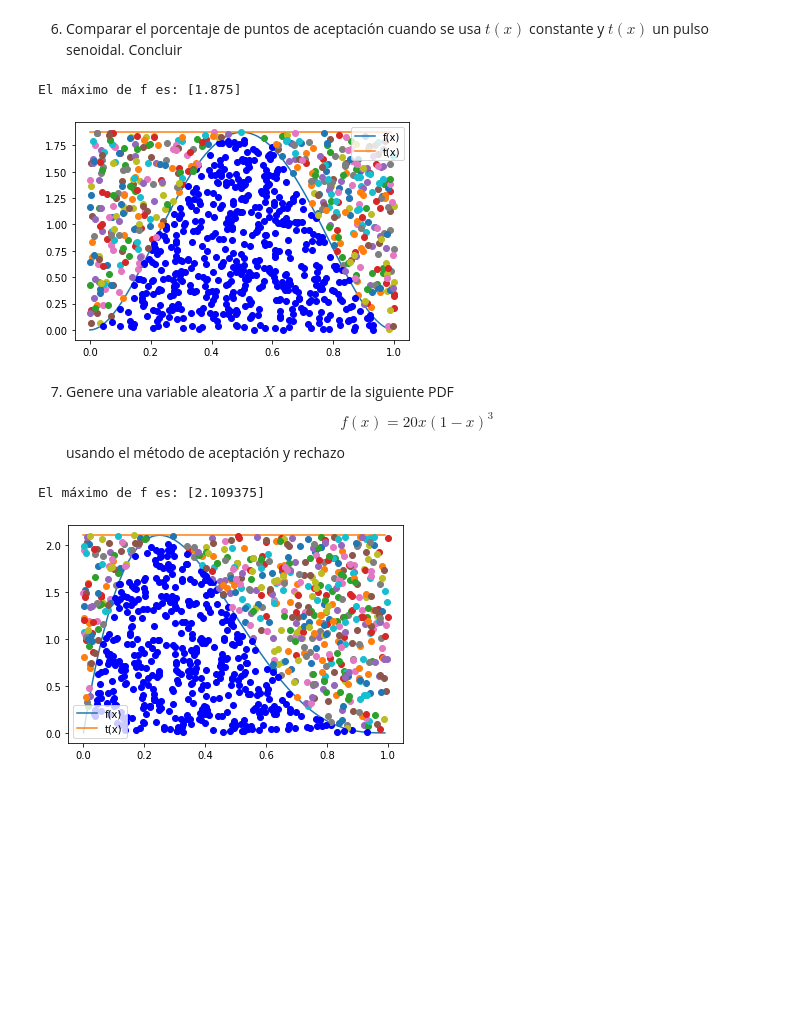
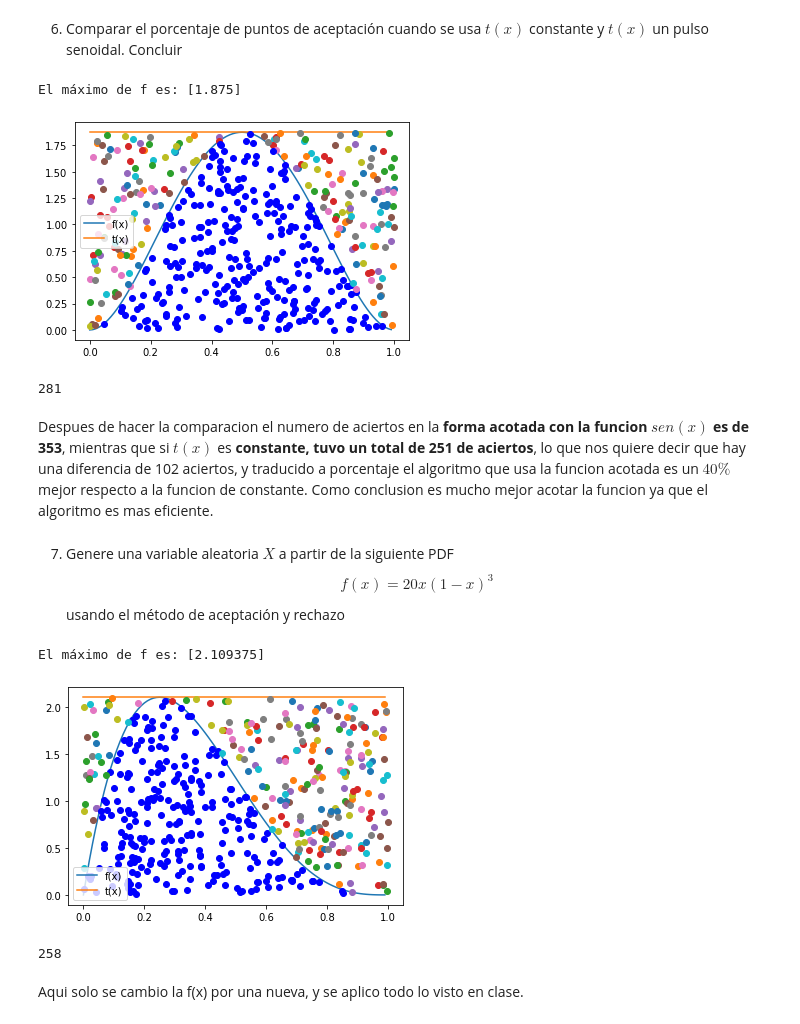
Before and after one commit to Noesns/Tarea_6, a Jupyter notebook: Tarea6_DFParis_NASalinas.ipynb, the cells around one changed output. Saved outputs shown, nothing was run; the diff lists cells and outputs as text; code cells hidden in the pictures; blank space fills up the shorter version.

```diff
--- a/Tarea6_DFParis_NASalinas.ipynb
+++ b/Tarea6_DFParis_NASalinas.ipynb
@@ -118,10 +118,15 @@ def Acep_rechazo(R2:'Variables distruidas U~U(0,1)',
                  R1:'Variables distribuidas como g(x)',
                  f:'función objetivo a generar',
                  t:'función que mayora a f'):
+    aciertos = 0
+    fallos = 0
     f_x = f(R1)
     t_x = t(R1)
     condition = R2*t_x <=f_x
     [plt.plot(R1[i],R2[i]*t_x[i],'ob') if condition[i] else plt.plot(R1[i],R2[i]*t_x[i],'o') \
          for i in range(len(R1))]
+    aciertos = [1 if condition[i] else 0 \
+         for i in range(len(R1))]
 
     plt.show()
+    return(np.sum(aciertos))
@@ -128,5 +135,5 @@ def Acep_rechazo(R2:'Variables distruidas U~U(0,1)',
 # %%
-N=1000
+N=500
 # Ilustración del método de aceptación y rechazo cuando se toma t(x) constante
 # Función objetivo
 f = lambda x:30*(x**2-2*x**3+x**4)
@@ -162,7 +170,7 @@ print('El máximo de f es:',max_f)
 # Gráficas de las funciones
 plt.plot(x,f(x),label='f(x)')
 plt.plot(x,t(x),label='t(x)')
-plt.legend()
+plt.legend(loc  = 'best')
 
 # Validación del método
 
@@ -173,7 +181,10 @@ R1 = np.random.rand(N)
 Acep_rechazo(R2,R1,f,t)
 # %% [output]
 El máximo de f es: [1.875]
-[figure, old version]
+[figure, new version]
+281
+# %% [markdown]
+Despues de hacer la comparacion el numero de aciertos en la **forma acotada con la funcion $sen(x)$ es de 353**, mientras que si $t(x)$ es **constante, tuvo un total de 251 de aciertos**, lo que nos quiere decir que hay una diferencia de 102 aciertos, y traducido a porcentaje el algoritmo que usa la funcion acotada es un $40\%$ mejor respecto a la funcion de constante. Como conclusion es mucho mejor acotar la funcion ya que el algoritmo es mas eficiente.
 # %% [markdown]
 7. Genere una variable aleatoria $X$ a partir de la siguiente PDF
 $$f(x)=20x(1-x)^3$$
@@ -181,26 +192,29 @@ usando el método de aceptación y rechazo
 # %%
 
 # Función objetivo
 f = lambda x:(20*x*((1-x)**3))
 # Máximo de la función f
 max_f = f(optimize.fmin(lambda x:-f(x),0,disp=False))
 # Función t -> Función constante
 t = lambda x: max_f*np.ones(len(x)) # función constante
 
 x = np.arange(0,1,0.01)  # Rango donde se graficará las funciones
 print('El máximo de f es:',max_f)
 # Gráficas de las funciones
 plt.plot(x,f(x),label='f(x)')
 plt.plot(x,t(x),label='t(x)')
-plt.legend()
+plt.legend(loc  = 'best')
 
 # Validación del método
 
 # Como estoy tomando t(x) constante solo es necesario generar valores aleatorios U~(0,1)
 R2 = np.random.rand(N)
 R1 = np.random.rand(N)
 
 Acep_rechazo(R2,R1,f,t)
 # %% [output]
 El máximo de f es: [2.109375]
-[figure, old version]
+[figure, new version]
+258
+# %% [markdown]
+Aqui solo se cambio la f(x) por una nueva, y se aplico todo lo visto en clase.
```
Also changed, not shown: parts of 2 cells of this notebook.
